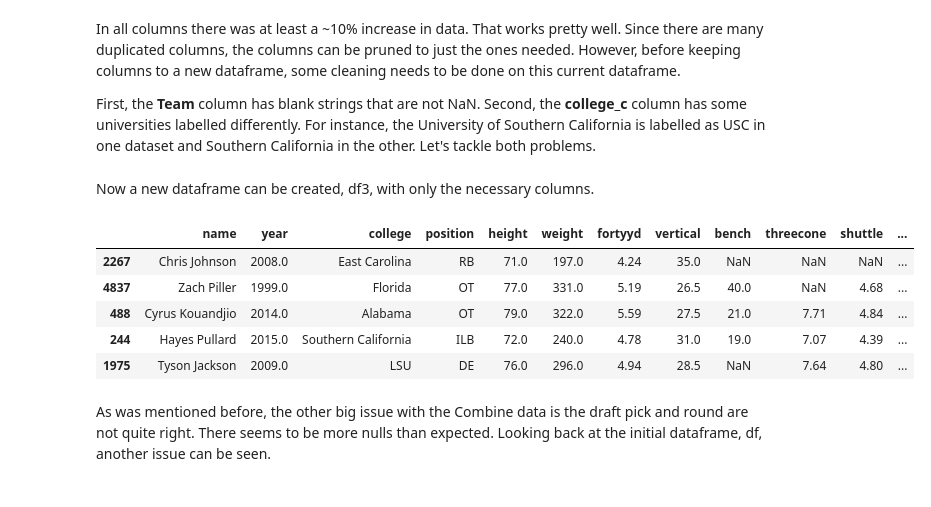
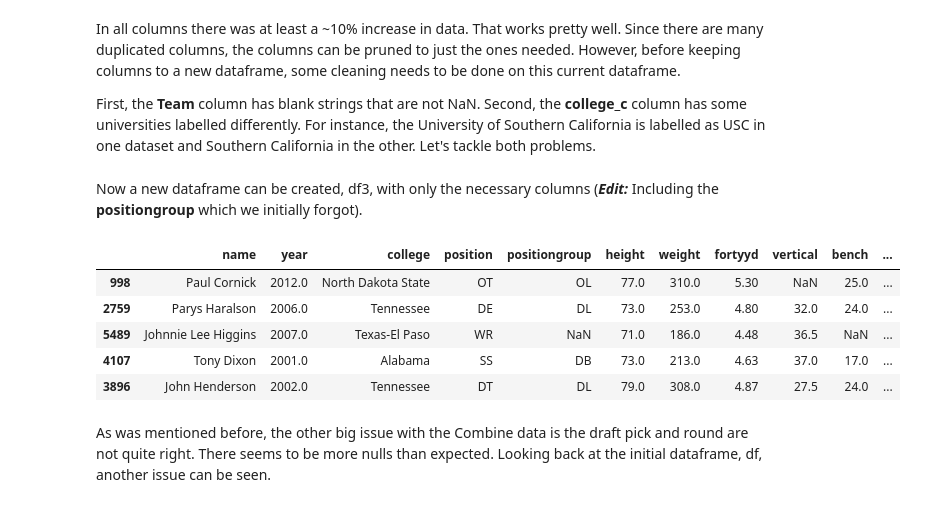
Before and after one commit to pjandir/CapstoneProject1, a Jupyter notebook: data-wrangling.ipynb, the cells around one changed output. Cells and saved outputs as stored; diff of their text form; code cells hidden in the pictures.

```diff
--- a/data-wrangling.ipynb
+++ b/data-wrangling.ipynb
@@ -304,7 +310,8 @@ df_sr.groupby("Year").apply(lambda x: x.notnull().mean()).T
 # %% [markdown]
 The pandas merge() method is used to outer join the two dataframes together. Here they will be joined on player name, draft year and position to ensure uniqueness.
 # %%
-df2 = df.merge(df_sr, left_on=['name','year','position'], right_on=['Player','Year','Pos'], how='outer', indicator=True)
+df2 = df.merge(df_sr, left_on=['name','year','position'], right_on=['Player','Year','Pos'],
+               how='outer', indicator=True)
 df2.sample(5)
 # %% [output]
 |  | year | name | position | heightinchestotal | weight | arms | hands | fortyyd | twentyyd | tenyd | ... |
@@ -357,7 +372,7 @@ weight        Wt  combined
 # %% [markdown]
 Things look pretty good with this method. The **weight** column even gets down to 0% null values. Let's make sure we return those combined columns and add them to the current dataframe.
 # %%
-def combine_cols(thedf,col1,col2):
+def combine_cols(thedf, col1, col2):
     ''' Combine columns on newly joined dataframe:
         - Function expects second column to be from Sports Reference
         - Create temp df with all NaN's filled to an obvious value
@@ -380,7 +395,15 @@ def combine_cols(thedf,col1,col2):
     df_temp.replace(fillvalue ,np.nan, inplace=True)
 
     df_print = pd.DataFrame(df_temp.apply(lambda x: x.notnull().mean())).T
-    print (df_print.to_string(index=False), end='\n\n')
 
-    return(df_temp['combined']) #return the combined column
+    #Print it out
+    for col in df_print.columns:
+        print('%20s|' % col, end=' ')
+    print()
+    for col in df_print.columns:
+        print('%20f|' % df_print[col], end=' ')
+    print('\n')
+
+    #return the combined column
+    return(df_temp['combined'])
 # %%
@@ -441,18 +466,18 @@ df2.loc[df2.college_c == 'Miami','college_c'] = 'Miami (FL)'
 # %% [markdown]
-Now a new dataframe can be created, df3, with only the necessary columns.
+Now a new dataframe can be created, df3, with only the necessary columns (***Edit:*** Including the **positiongroup** which we initially forgot).
 # %%
-keep_cols = ['name_c','year_c','college_c','position_c','height_c','weight_c','fortyyd_c','vertical_c','bench_c','threecone_c','shuttle_c','broad_c','wonderlic','nflgrade','arms','hands','Team','round_c','pick_c']
+keep_cols = ['name_c','year_c','college_c','position_c','positiongroup','height_c','weight_c','fortyyd_c','vertical_c','bench_c','threecone_c','shuttle_c','broad_c','wonderlic','nflgrade','arms','hands','Team','round_c','pick_c']
 
 df3 = df2[keep_cols]
-df3.columns = ['name','year','college','position','height','weight','fortyyd','vertical','bench','threecone','shuttle','broad','wonderlic','nflgrade','arms','hands','team','round','pick']
+df3.columns = ['name','year','college','position','positiongroup','height','weight','fortyyd','vertical','bench','threecone','shuttle','broad','wonderlic','nflgrade','arms','hands','team','round','pick']
 df3.sample(5)
 # %% [output]
-|  | name | year | college | position | height | weight | fortyyd | vertical | bench | threecone | shuttle | ... |
-| 2267 | Chris Johnson | 2008.0 | East Carolina | RB | 71.0 | 197.0 | 4.24 | 35.0 | NaN | NaN | NaN | ... |
-| 4837 | Zach Piller | 1999.0 | Florida | OT | 77.0 | 331.0 | 5.19 | 26.5 | 40.0 | NaN | 4.68 | ... |
-| 488 | Cyrus Kouandjio | 2014.0 | Alabama | OT | 79.0 | 322.0 | 5.59 | 27.5 | 21.0 | 7.71 | 4.84 | ... |
-| 244 | Hayes Pullard | 2015.0 | Southern California | ILB | 72.0 | 240.0 | 4.78 | 31.0 | 19.0 | 7.07 | 4.39 | ... |
-| 1975 | Tyson Jackson | 2009.0 | LSU | DE | 76.0 | 296.0 | 4.94 | 28.5 | NaN | 7.64 | 4.80 | ... |
+|  | name | year | college | position | positiongroup | height | weight | fortyyd | vertical | bench | ... |
+| 998 | Paul Cornick | 2012.0 | North Dakota State | OT | OL | 77.0 | 310.0 | 5.30 | NaN | 25.0 | ... |
+| 2759 | Parys Haralson | 2006.0 | Tennessee | DE | DL | 73.0 | 253.0 | 4.80 | 32.0 | 24.0 | ... |
+| 5489 | Johnnie Lee Higgins | 2007.0 | Texas-El Paso | WR | NaN | 71.0 | 186.0 | 4.48 | 36.5 | NaN | ... |
+| 4107 | Tony Dixon | 2001.0 | Alabama | SS | DB | 73.0 | 213.0 | 4.63 | 37.0 | 17.0 | ... |
+| 3896 | John Henderson | 2002.0 | Tennessee | DT | DL | 79.0 | 308.0 | 4.87 | 27.5 | 24.0 | ... |
 # %% [markdown]
 As was mentioned before, the other big issue with the Combine data is the draft pick and round are not quite right. There seems to be more nulls than expected. Looking back at the initial dataframe, df, another issue can be seen.
 # %%
```
Also changed, not shown: parts of 31 cells of this notebook, 2 other files.
